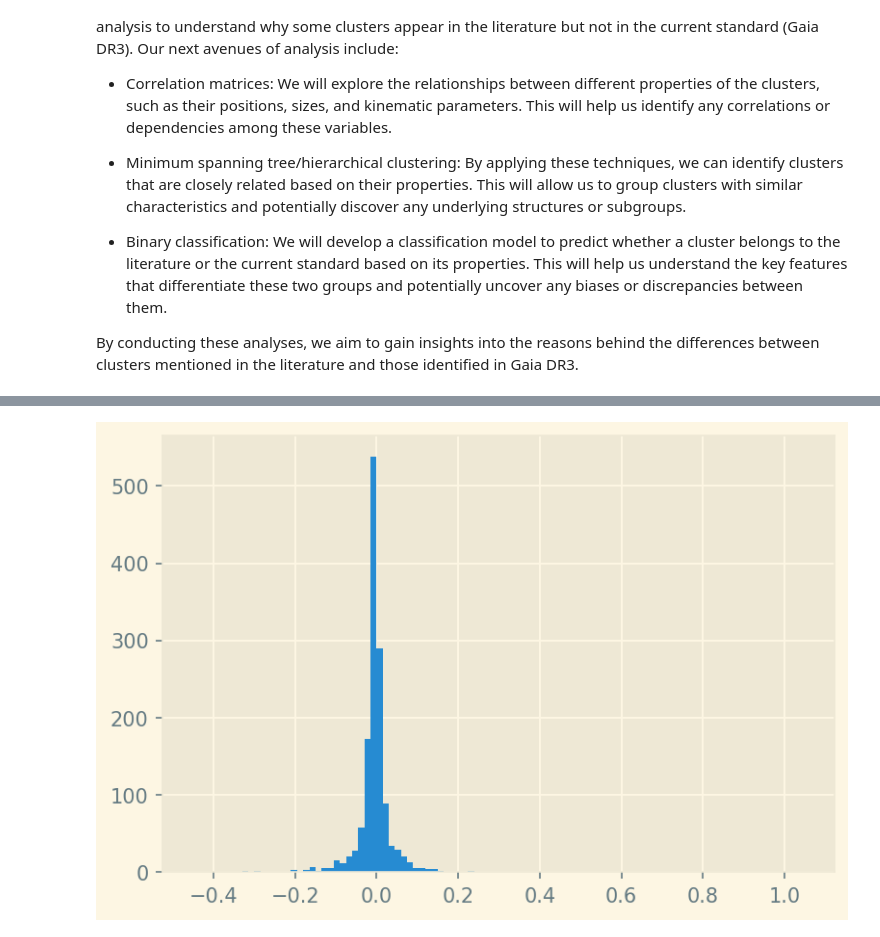
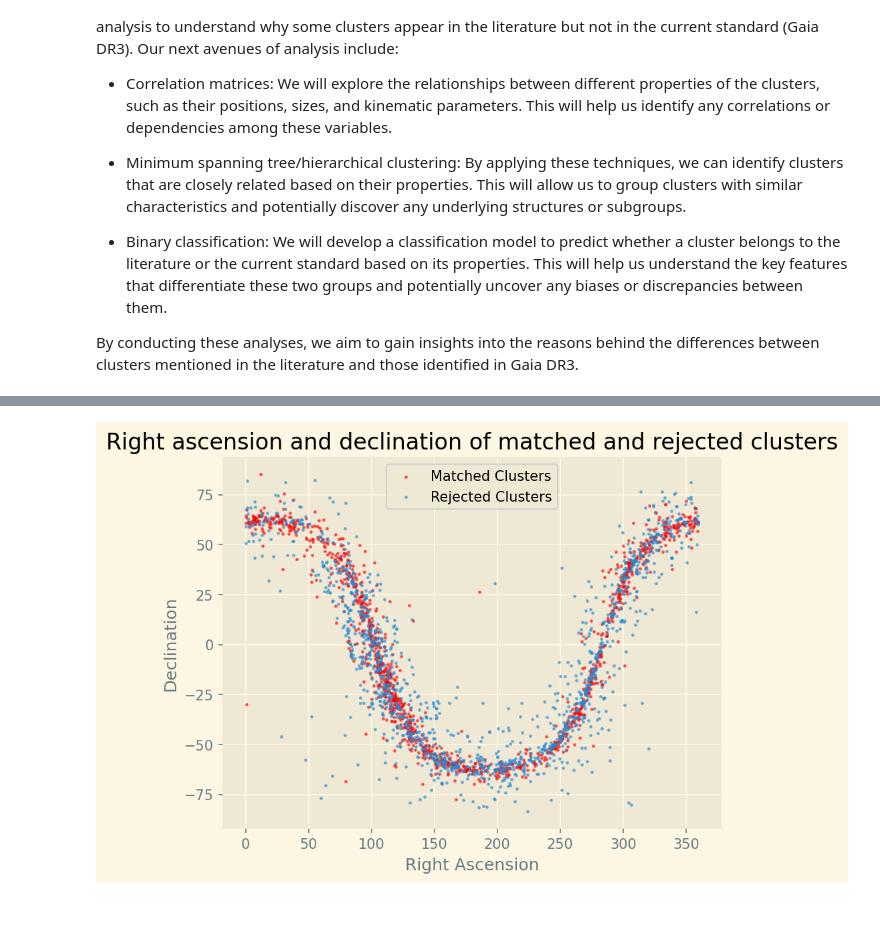
Before and after one commit to jpbatleidenuniv/BRP, a Jupyter notebook: Notebooks/MainNotebook.ipynb, the cells around one changed output, grey strips where cells are left out. Saved outputs shown, nothing was run; the diff lists cells and outputs as text; code cells hidden in the pictures; blank space fills up the shorter version.

```diff
--- a/Notebooks/MainNotebook.ipynb
+++ b/Notebooks/MainNotebook.ipynb
@@ -97,9 +137,13 @@ plt.show()
-# %%
-arr1 = np.asarray(khar_matched['GLON_h'])
-arr2 = np.asarray(khar_lit['GLON'])
-
-dif = arr2-arr1
-plt.hist(dif, bins=100)
-plt.show()
-# %% [output]
-[figure, removed]
+# %%
+#right ascension and declination. No difference between matched and rejected. Though the matched clusters follow the trend a lot better
+rahour = np.asarray(khar_not_matched['RAhour'])
+rahour2 = np.asarray(khar_lit['RAhour'])*15
+plt.scatter(khar_matched['RAdeg_h'], khar_matched['DEdeg_h'], s=2, c='r', label = 'Matched Clusters', alpha=0.5)
+plt.scatter(rahour*15, khar_not_matched['DEdeg'], s=2, label='Rejected Clusters', alpha=0.5)
+plt.xlabel('Right Ascension')
+plt.ylabel('Declination')
+plt.title('Right ascension and declination of matched and rejected clusters')
+plt.legend()
+plt.show()
+# %% [output]
+[figure, added]
```
Also changed, not shown: parts of 8 cells of this notebook.
